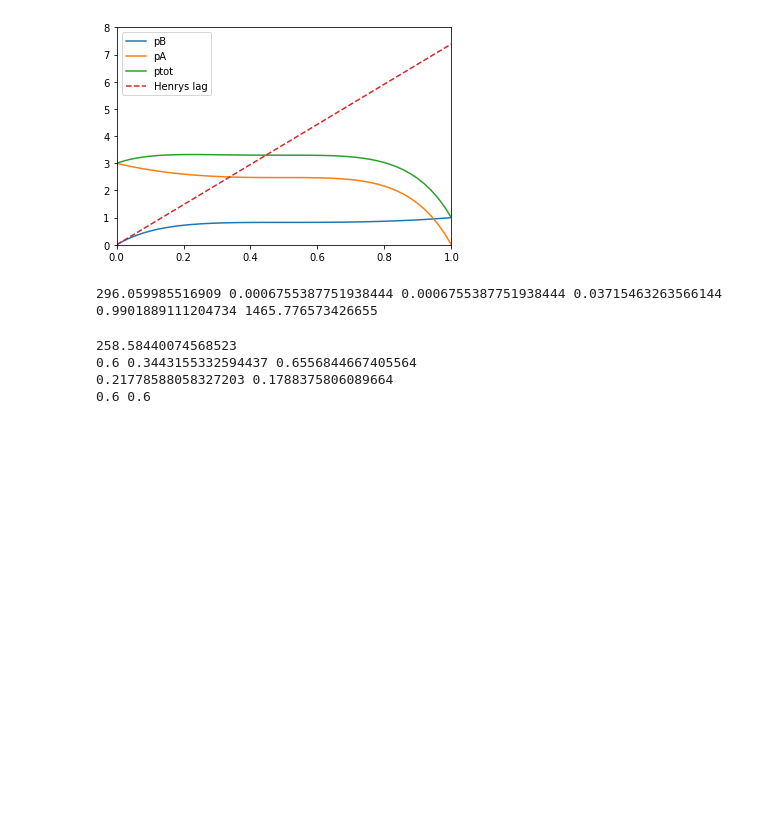
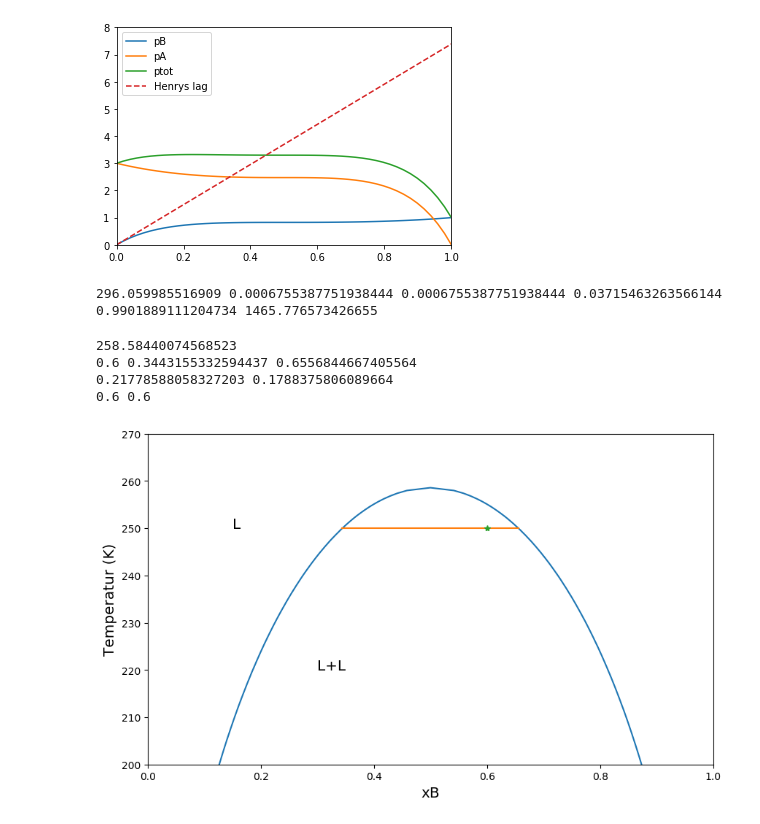
Before and after one commit to parsod/BFKdemos, a Jupyter notebook: Noninteractive/Exempeluppgifter.ipynb, the cells around one changed output. Saved outputs shown, nothing was run; the diff lists cells and outputs as text; code cells hidden in the pictures; blank space fills up the shorter version.

```diff
--- a/Noninteractive/Exempeluppgifter.ipynb
+++ b/Noninteractive/Exempeluppgifter.ipynb
@@ -91,29 +91,55 @@ print(gamma0,gamma1)
 # %%
 # Exempel Ö3
 #A och B bildar regulär lösning med zw=4.3 kJ/mol, oberoende av temperaturen.
 #a) Beräkna den kritiska temperaturen för att ha två vätskefaser.
 #b) Vi blandar 2 mol A och 3 mol B och kyler lösningen till 250 K. Beskriv systemet.
 
 zw=4.3e3
 Tc=zw/(2*R)
 print(Tc)
 
 #b)
 nA=2
 nB=3
 T=250
 chi=zw/R/T
 x1,=fsolve(lambda x: log(x/(1-x))+chi*(1-2*x), 0.01)
 x2=1-x1
 x0=nB/(nA+nB)
 print(x0,x1,x2)
 n1n2=(x2-x0)/(x0-x1)   #kvoten n1/n2
 partn1=n1n2/(n1n2+1)   #andelen n1
 print(n1n2,partn1)
 x0check=partn1*x1+(1-partn1)*x2   #Dubbelkolla så att totalsammansättningen är rätt
 print(x0,x0check)
+
+#Rita fasdiagrammet för att illustrera situationen i uppgift b.
+temp=[]
+comp=[]
+comp2=[]
+for TT in linspace(200,Tc,100):
+    xx,=fsolve(lambda x: log(x/(1-x))+zw/R/TT*(1-2*x), 0.01)
+    comp.append(xx)
+    comp2.append(1-xx) #andra lösningen
+    temp.append(TT)
+comp+=reversed(comp2) #lägg till den andra lösningen men så att punkterna ordnas stigande
+temp+=reversed(temp)
+
+plt.rcParams['figure.figsize'] = [10,6]
+plt.rcParams['figure.dpi'] = 100
+plt.xlim(0,1)
+plt.ylim(200,270)
+plt.plot(comp,temp)
+plt.text(0.15,250,'L',fontsize='x-large')
+plt.text(0.3,220,'L+L',fontsize='x-large')
+plt.plot([x1,x2],[T,T])
+plt.plot(x0,T,'*')
+plt.xlabel('xB', fontsize='x-large')
+plt.ylabel('Temperatur (K)', fontsize='x-large')
+plt.show()
 # %% [output]
 258.58440074568523
 0.6 0.3443155332594437 0.6556844667405564
 0.21778588058327203 0.1788375806089664
 0.6 0.6
+[figure, added]
```
